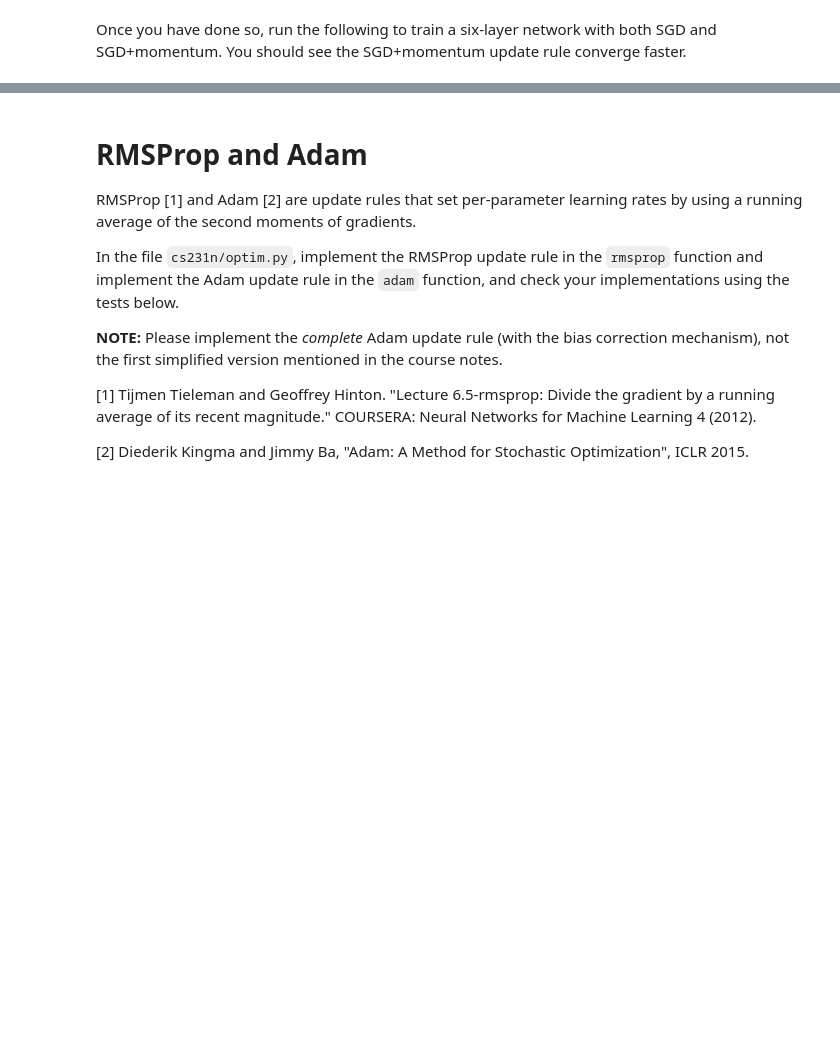
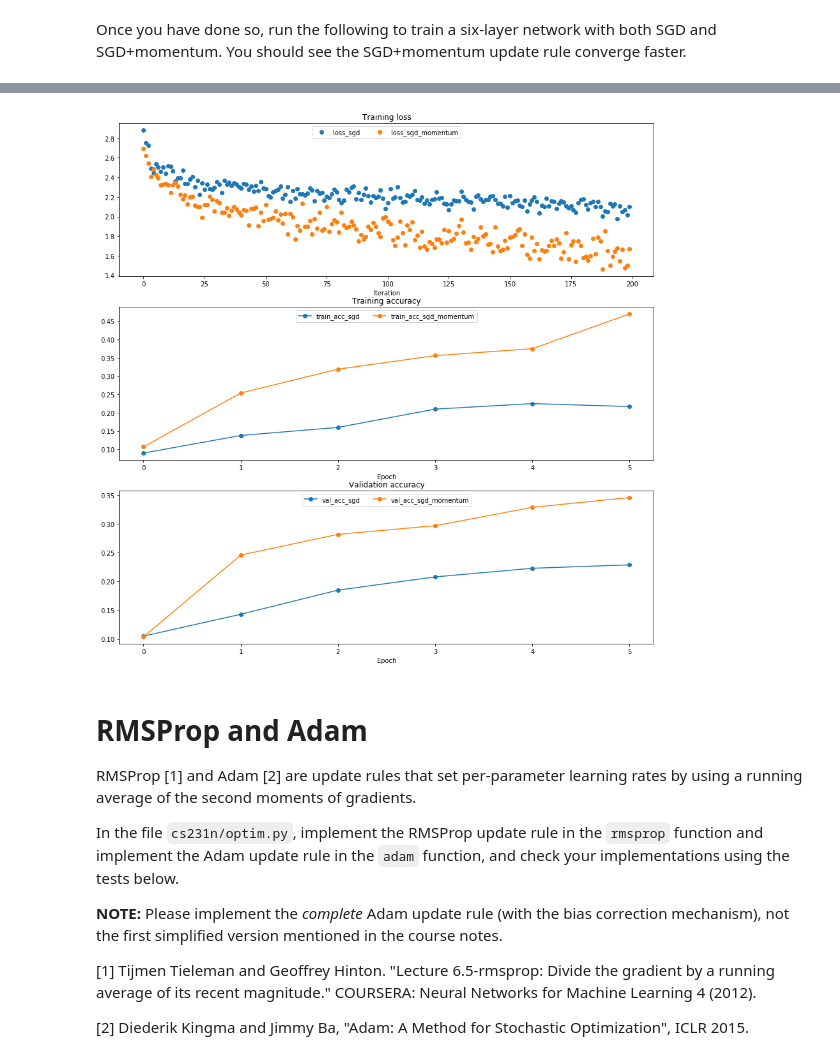
Before and after one commit to HongHanh2104/CS231n_Assignments, a Jupyter notebook: assignment2/FullyConnectedNets.ipynb, the cells around one changed output, grey strips where cells are left out. Drawn from its saved outputs; the diff is of its cells as text; code cells hidden in the pictures; blank space fills up the shorter version.

```diff
--- a/assignment2/FullyConnectedNets.ipynb
+++ b/assignment2/FullyConnectedNets.ipynb
@@ -515,7 +603,7 @@ for update_rule in ['sgd', 'sgd_momentum']:
                   num_epochs=5, batch_size=100,
                   update_rule=update_rule,
                   optim_config={
-                    'learning_rate': 5e-3,
+                    'learning_rate': 1e-3,
                   },
                   verbose=True)
   solvers[update_rule] = solver
@@ -549,3 +637,4 @@ for i in [1, 2, 3]:
   plt.legend(loc='upper center', ncol=4)
 plt.gcf().set_size_inches(15, 15)
 plt.show()
+# %% [output]
@@ -552,3 +658,4 @@ plt.show()
+[figure, added]
 # %% [markdown]
 # RMSProp and Adam
 RMSProp [1] and Adam [2] are update rules that set per-parameter learning rates by using a running average of the second moments of gradients.
```
Also changed, not shown: parts of 11 cells of this notebook, 3 other files.
